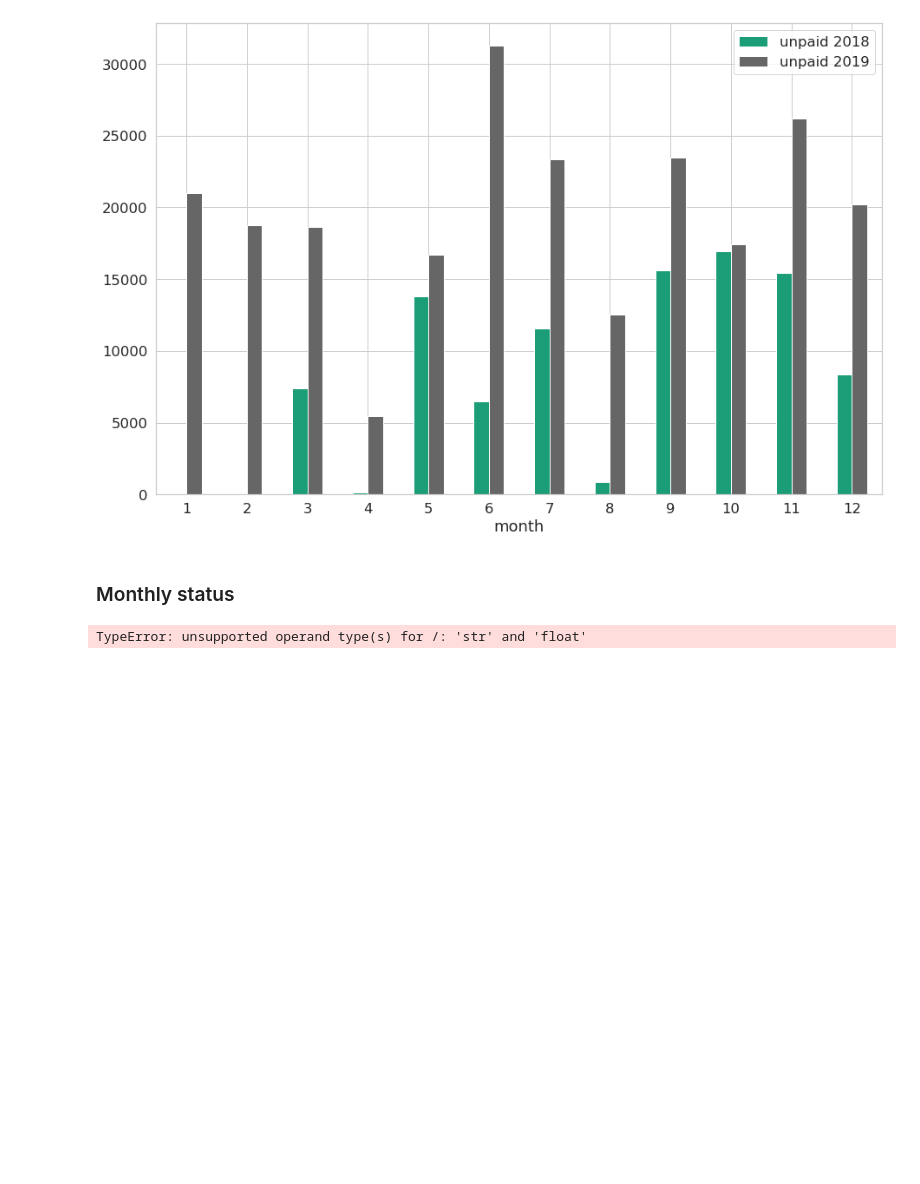
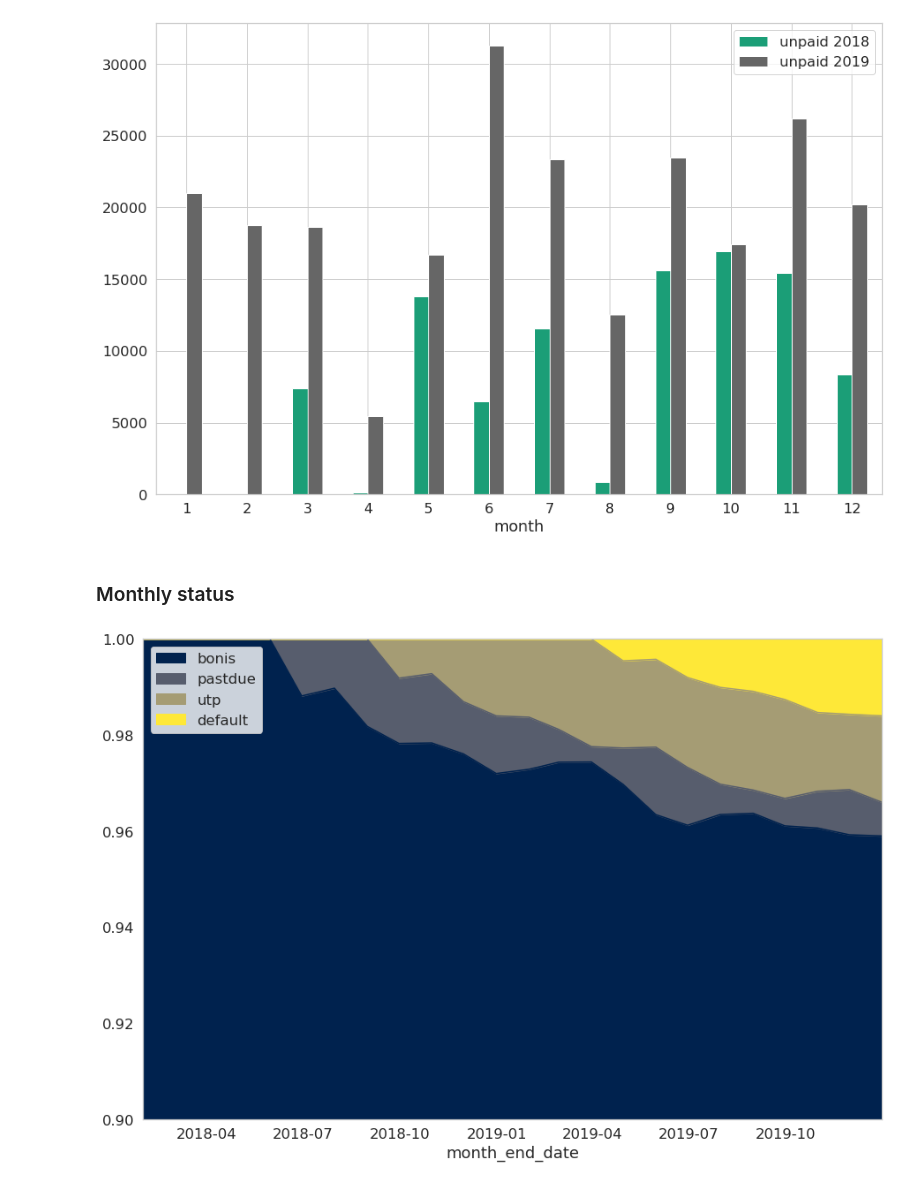
Before and after one commit to michalbogdanowicz/ADMT, a Jupyter notebook: query visualization.ipynb, the cells around one changed output. Drawn from its saved outputs; the diff is of its cells as text; code cells hidden in the pictures; blank space fills up the shorter version.

```diff
--- a/query visualization.ipynb
+++ b/query visualization.ipynb
@@ -164,38 +164,35 @@ df.plot.bar(figsize=(15,10), rot = 0,colormap='Dark2')
 conn = getConnection()
 
 sql = """select month_end_Date, status, sum(c)/ sum(c) over (partition by month_end_Date) prop
-
 from (
-
     select month_end_Date,  count(*) c,
     (case when npl.min_date_npl is null then 'BONIS'
      when (month_end.date_key -npl.min_date_npl) > 365 then 'DEFAULT'
      when (month_end.date_key -npl.min_date_npl) > 180 then 'UTP'
      when (month_end.date_key -npl.min_date_npl) > 90 then 'PASTDUE' else 'BONIS' end) status
     from sale s left outer join npl on   s.customer_key = npl.sale_customer_key,
     (select max(date_key) as date_key, max(date) as month_end_Date
     from "date"
     group by year, month
     HAVING max(date) < current_date
     order by year, month ) month_end
     WHERE s.sale_date_key < month_end.date_key
     group by month_end_date, status
     order by month_end_date, status ) df
 group by month_end_date, status, c
 order by month_end_date, status"""
 
 
 df = sqlio.read_sql_query(sql, conn)
 df = df.set_index('month_end_date')
-normalizedDataFrame = df.div(df.sum(axis=1), axis=0);
 
 color=(0.2, 0.4, 0.6, 0.6)
 
 conn.close()
 normalizedDataFrame.head()
 #df.plot(y=["2018", "2019"], kind="bar",figsize=(15,10), rot = 0)
 
 #df.plot.bar(figsize=(15,10), rot = 0)
 normalizedDataFrame.plot.area(stacked=True,figsize=(15,10),ylim = [0.9,1], colormap='cividis');
 # %% [output]
-TypeError: unsupported operand type(s) for /: 'str' and 'float'
+[figure, added]
```
Also changed, not shown: 1 other file.
